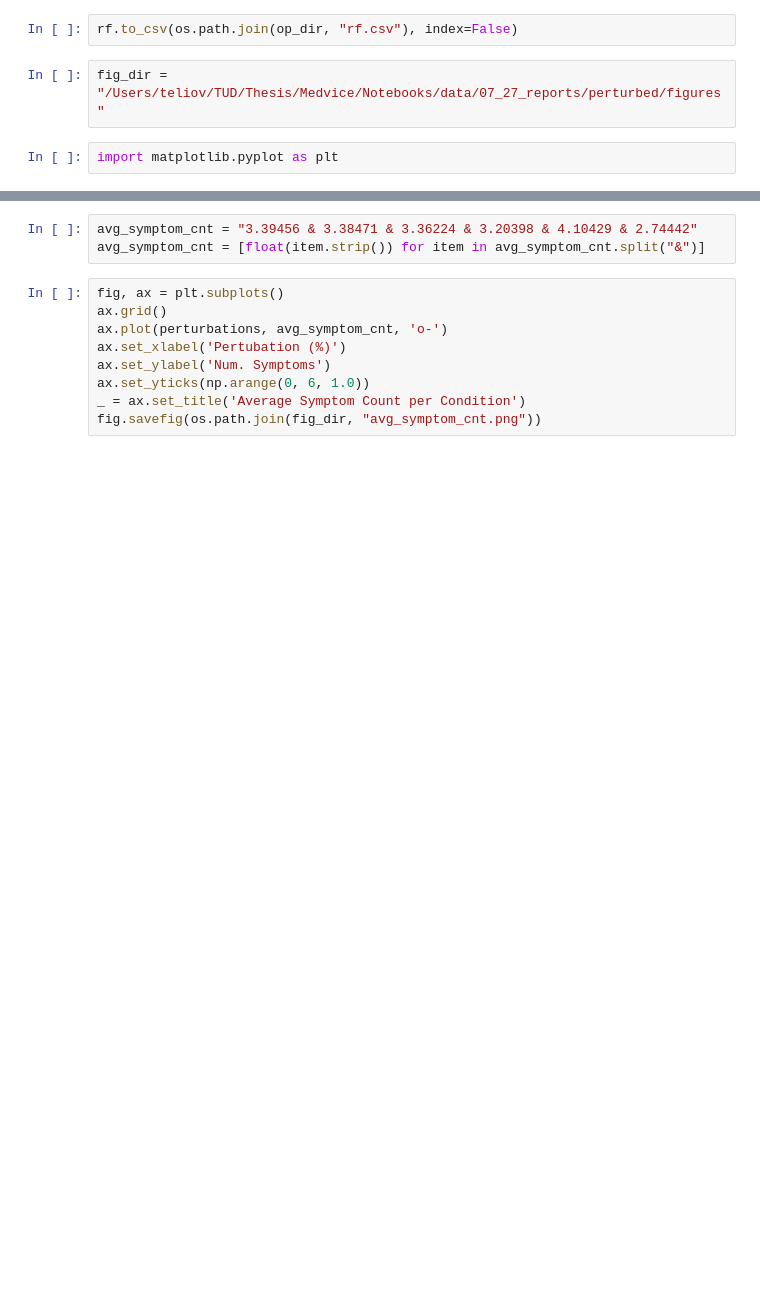
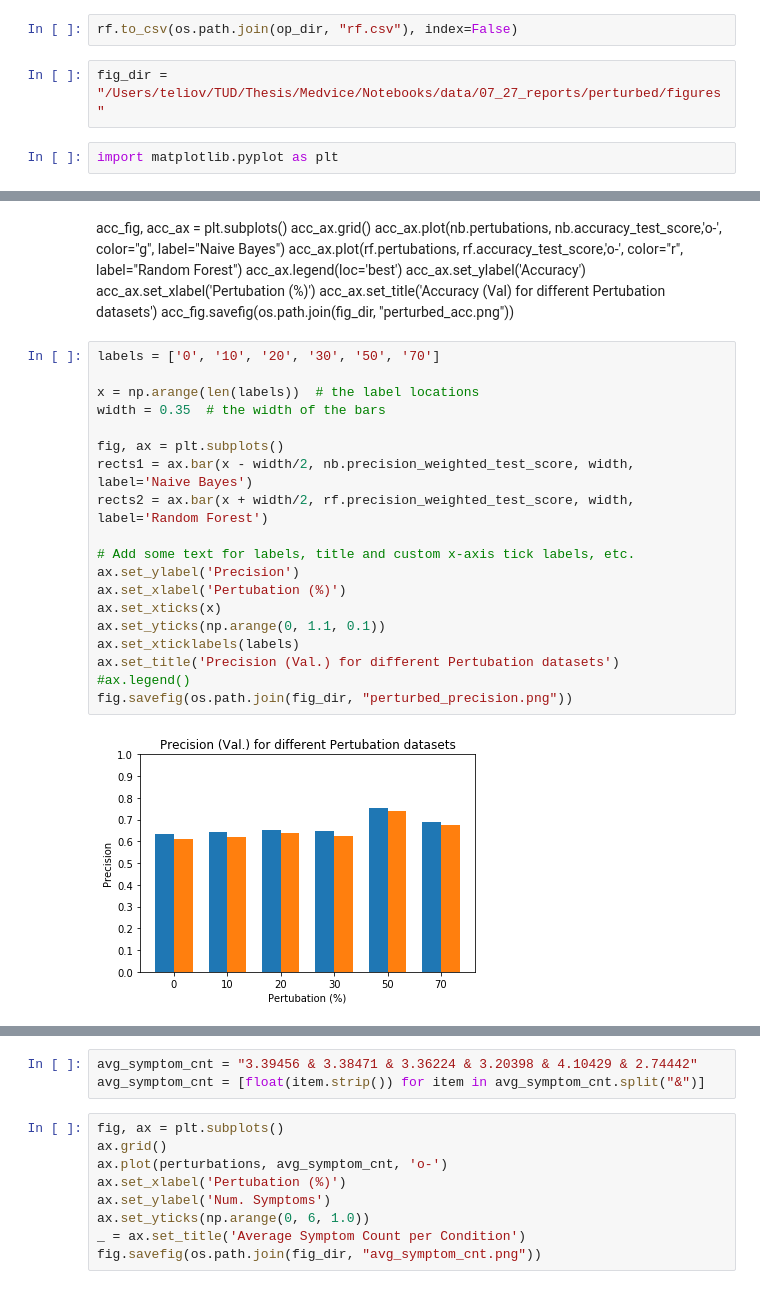
Before and after one commit to teliov/thesis-notebooks, a Jupyter notebook: 07_27_report_plots/perturbed.ipynb, the cells around one changed output, grey strips where cells are left out. Cells and saved outputs as stored; diff of their text form; blank space fills up the shorter version.

```diff
--- a/07_27_report_plots/perturbed.ipynb
+++ b/07_27_report_plots/perturbed.ipynb
@@ -92,0 +78,31 @@ acc_fig.savefig(os.path.join(fig_dir, "perturbed_top5.png"))
+# %% [markdown]
+acc_fig, acc_ax = plt.subplots()
+acc_ax.grid()
+acc_ax.plot(nb.pertubations, nb.accuracy_test_score,'o-', color="g", label="Naive Bayes")
+acc_ax.plot(rf.pertubations, rf.accuracy_test_score,'o-', color="r", label="Random Forest")
+acc_ax.legend(loc='best')
+acc_ax.set_ylabel('Accuracy')
+acc_ax.set_xlabel('Pertubation (%)')
+acc_ax.set_title('Accuracy (Val) for different Pertubation datasets')
+acc_fig.savefig(os.path.join(fig_dir, "perturbed_acc.png"))
+# %%
+labels = ['0', '10', '20', '30', '50', '70']
+
+x = np.arange(len(labels))  # the label locations
+width = 0.35  # the width of the bars
+
+fig, ax = plt.subplots()
+rects1 = ax.bar(x - width/2, nb.precision_weighted_test_score, width, label='Naive Bayes')
+rects2 = ax.bar(x + width/2, rf.precision_weighted_test_score, width, label='Random Forest')
+
+# Add some text for labels, title and custom x-axis tick labels, etc.
+ax.set_ylabel('Precision')
+ax.set_xlabel('Pertubation (%)')
+ax.set_xticks(x)
+ax.set_yticks(np.arange(0, 1.1, 0.1))
+ax.set_xticklabels(labels)
+ax.set_title('Precision (Val.) for different Pertubation datasets')
+#ax.legend()
+fig.savefig(os.path.join(fig_dir, "perturbed_precision.png"))
+# %% [output]
+[figure, added]
```
Also changed, not shown: parts of 7 cells of this notebook, 2 other files.
